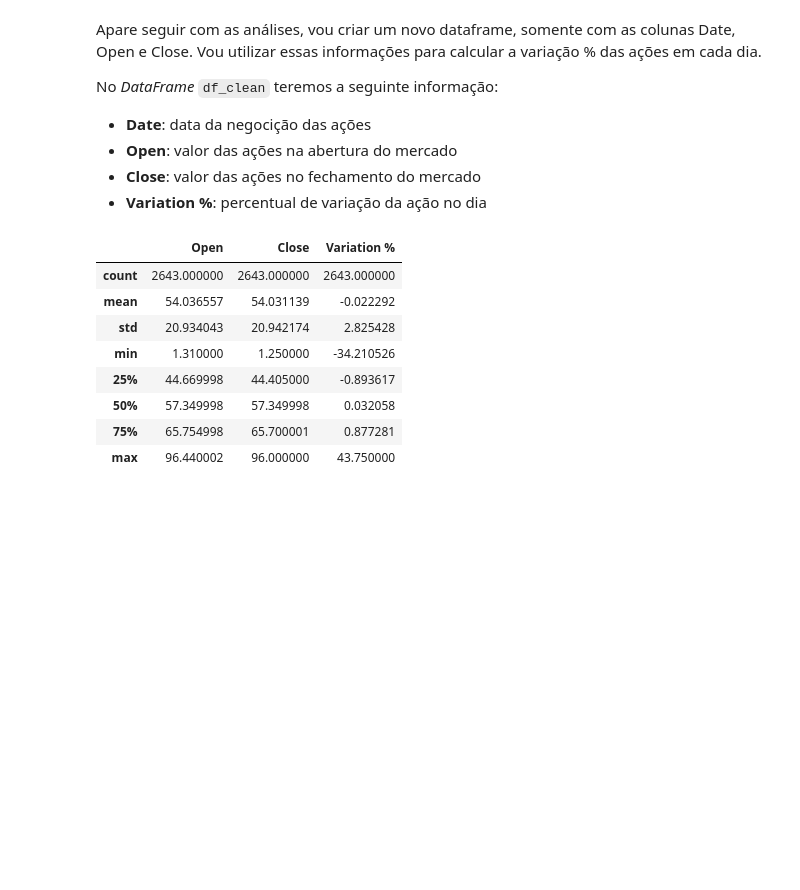
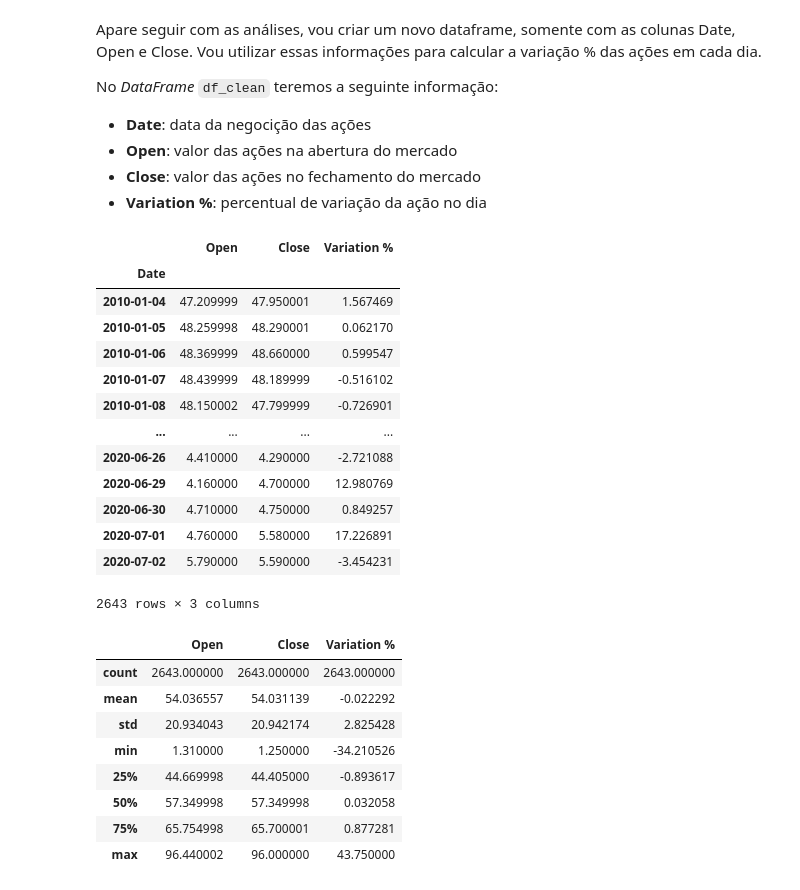
Before and after one commit to gorselli14/Portifolio_Projetos, a Jupyter notebook: Mod2_Análise_Ações_Tupperware.ipynb, the cells around one changed output. Saved outputs shown, nothing was run; the diff lists cells and outputs as text; code cells hidden in the pictures; blank space fills up the shorter version.

```diff
--- a/Mod2_Análise_Ações_Tupperware.ipynb
+++ b/Mod2_Análise_Ações_Tupperware.ipynb
@@ -109,3 +113,20 @@ df_clean['Variation %'] = ((df_clean['Close']-df_clean['Open'])/df_clean['Open']
+# %%
+df_clean
+# %% [output]
+|  | Open | Close | Variation % |
+| Date |  |  |  |
+| 2010-01-04 | 47.209999 | 47.950001 | 1.567469 |
+| 2010-01-05 | 48.259998 | 48.290001 | 0.062170 |
+| 2010-01-06 | 48.369999 | 48.660000 | 0.599547 |
+| 2010-01-07 | 48.439999 | 48.189999 | -0.516102 |
+| 2010-01-08 | 48.150002 | 47.799999 | -0.726901 |
+| ... | ... | ... | ... |
+| 2020-06-26 | 4.410000 | 4.290000 | -2.721088 |
+| 2020-06-29 | 4.160000 | 4.700000 | 12.980769 |
+| 2020-06-30 | 4.710000 | 4.750000 | 0.849257 |
+| 2020-07-01 | 4.760000 | 5.580000 | 17.226891 |
+| 2020-07-02 | 5.790000 | 5.590000 | -3.454231 |
+2643 rows × 3 columns
 # %%
 #Resumo estatístico
 df_clean.describe()
```
Also changed, not shown: parts of 9 cells of this notebook.
